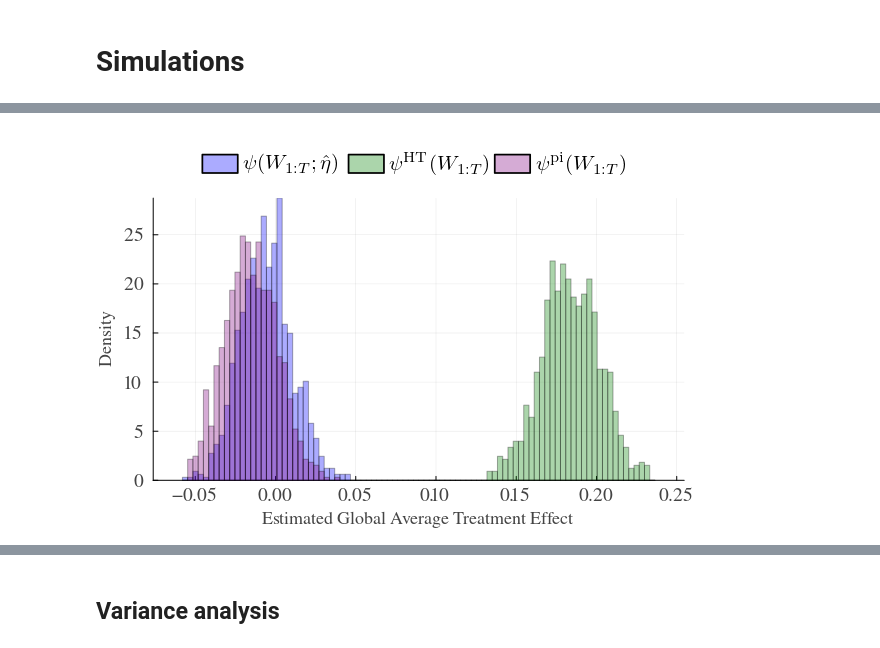
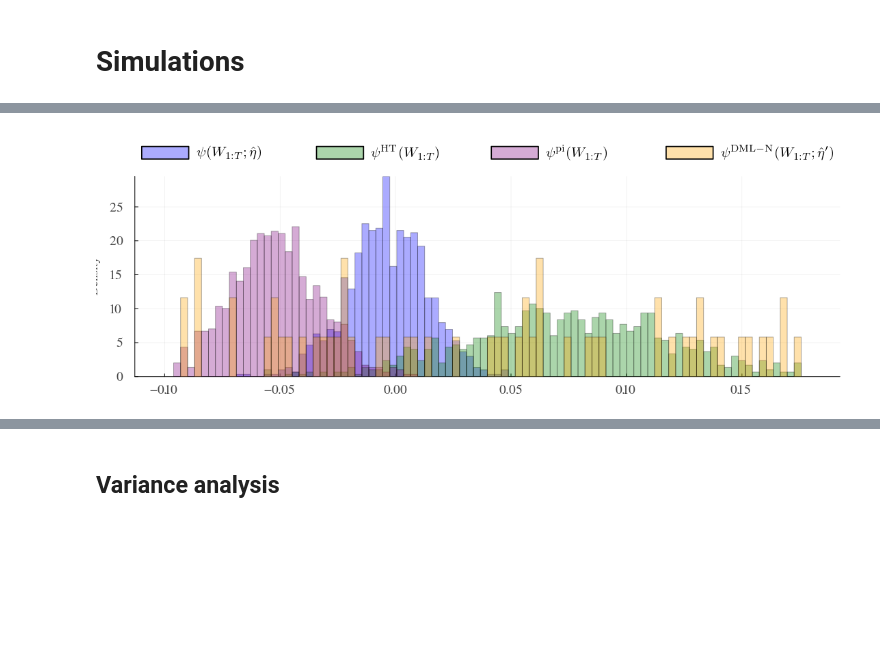
Before and after one commit to johnchrishays/dml4ssi, a Jupyter notebook: simulations.ipynb, the cells around one changed output, grey strips where cells are left out. Drawn from its saved outputs; the diff is of its cells as text; code cells hidden in the pictures; blank space fills up the shorter version.

```diff
--- a/simulations.ipynb
+++ b/simulations.ipynb
@@ -518,3 +481,9 @@ end
 ipw (generic function with 1 method)
 # %% [markdown]
 # Simulations
+# %%
+n_bins = 90
+
+LEGEND_SIZE = 14
+TICK_SIZE = 12
+opacity = 0.33
@@ -765,0 +807,14 @@ histogram!(ssac_ci_widths,
+# %%
+N = 1000
+T = 1000
+m = 5
+n_covariates = 1
+switch_period = 10
+sd_error = 10
+
+n_trees = 100
+max_depth = 10
+alpha_val = 2
+eps = 0.1
+
+switchback_estimates, dml_switchback_estimates, naive_sb_estimates, true_gte, plugin_sb_estimates, dml_switchback_ses, dml_naive_estimates_sb = run_simulations_sb(N, T, m, n_covariates, switch_period, n_trees, max_depth, alpha_val, sd_error, eps)
@@ -818,8 +871,17 @@ plot!()
 # %%
 # Create histogram of estimates
+pct = 0.01
 psi_star = mean(true_gte)
-bin_lower = min(minimum(switchback_estimates)-psi_star, minimum(naive_sb_estimates)-psi_star, minimum(dml_switchback_estimates)-psi_star)
-bin_upper = max(maximum(switchback_estimates)-psi_star, maximum(naive_sb_estimates)-psi_star, maximum(dml_switchback_estimates)-psi_star)
+naive_sb_lower = quantile(naive_sb_estimates, pct) - psi_star
+naive_sb_upper = quantile(naive_sb_estimates, 1-pct) - psi_star
+plugin_sb_lower = quantile(plugin_sb_estimates, pct) - psi_star
+plugin_sb_upper = quantile(plugin_sb_estimates, 1-pct) - psi_star
+dml_sb_lower = quantile(dml_switchback_estimates, pct) - psi_star
+dml_sb_upper = quantile(dml_switchback_estimates, 1-pct) - psi_star
+# dml_naive_lower = quantile(dml_naive_estimates_sb, 0.3) - psi_star
+# dml_naive_upper = quantile(dml_naive_estimates_sb, 1-0.3) - psi_star
+bin_lower = min(naive_sb_lower,plugin_sb_lower,dml_sb_lower)
+bin_upper = max(naive_sb_upper,plugin_sb_upper,dml_sb_upper)
 incr = (bin_upper - bin_lower) / n_bins
 bins = bin_lower:incr:bin_upper
 
@@ -833,7 +895,8 @@ histogram(dml_switchback_estimates .- psi_star,
           legend=:outertop,
           foreground_color_legend = nothing,
           legend_columns=4,
-          color=:blue)
+          color=:blue,
+          size=sz)
 histogram!(naive_sb_estimates .- psi_star,
           alpha=opacity,
           label=L"\psi^{\mathrm{HT}}(W_{1:T})",
@@ -850,6 +913,16 @@ histogram!(plugin_sb_estimates .- psi_star,
           legendfontsize=LEGEND_SIZE,
           tickfontsize=TICK_SIZE,
           color=:purple)
+histogram!(dml_naive_estimates_sb .- psi_star,
+          alpha=opacity,
+          label=L"\psi^{\mathrm{DML-N}}(W_{1:T}; \hat \eta')",
+          normalize=true,
+          bins=bins,
+          legendfontsize=LEGEND_SIZE,
+          tickfontsize=TICK_SIZE,
+          color=:orange
+)
+
 # vline!([mean(true_gte)],
 #        label=L"\psi^*",
 #        linewidth=3,
@@ -871 +942 @@ plot!()
-[figure, old version]
+[figure, new version]
```
Also changed, not shown: parts of 25 cells of this notebook.
